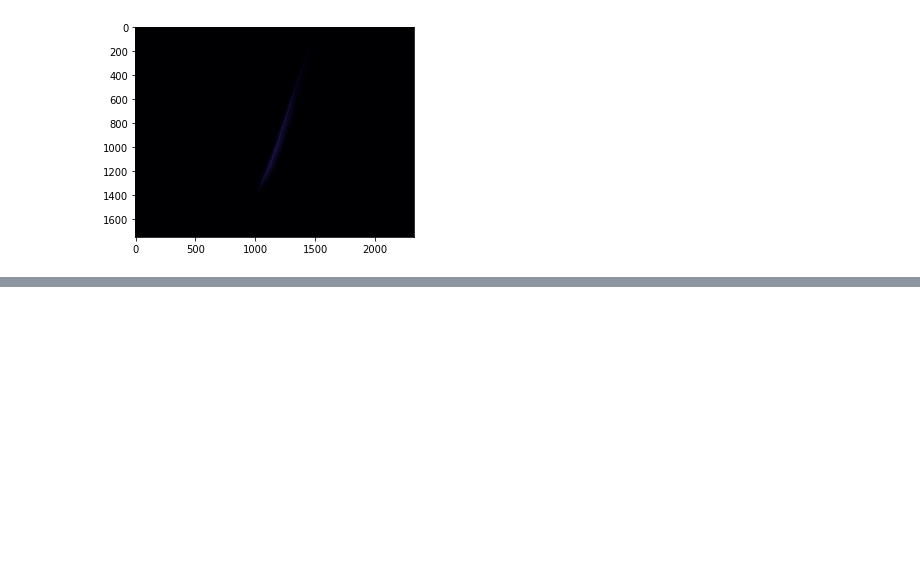
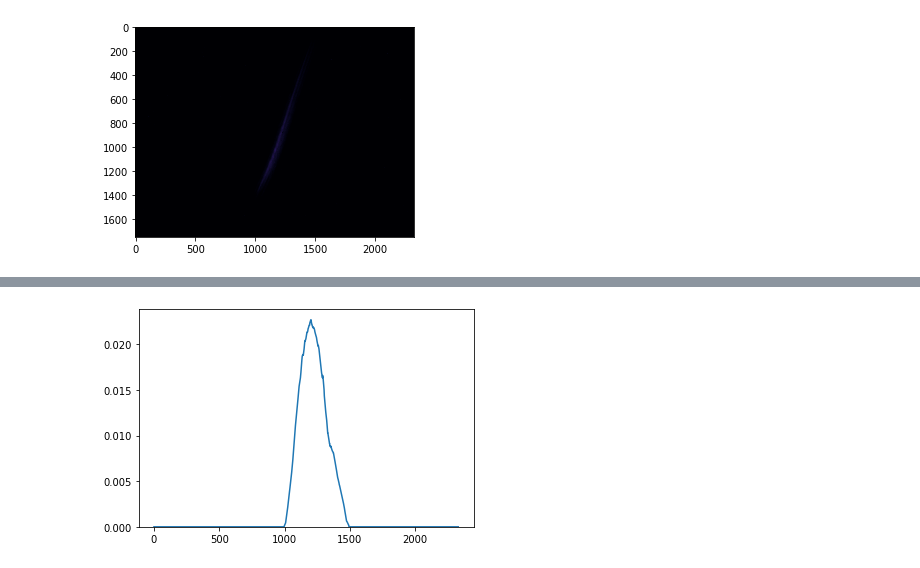
Before and after one commit to jank324/spectral-vd-euxfel, a Jupyter notebook: preprocess.ipynb, the cells around one changed output, grey strips where cells are left out. Drawn from its saved outputs; the diff is of its cells as text; code cells hidden in the pictures; blank space fills up the shorter version.

```diff
--- a/preprocess.ipynb
+++ b/preprocess.ipynb
@@ -22,0 +40,13 @@ plt.show()
+# %%
+image = denoised.loc[-3.0,"tds_image"]
+charge = denoised.loc[-3.0,"charge"]
+picoseconds_per_pixel = 0.0438912
+
+ro = image.sum(axis=0)
+current = charge / picoseconds_per_pixel * ro / ro.sum()
+
+plt.plot(current)
+plt.ylim(0, 1.05 * current.max())
+plt.show()
+# %% [output]
+[figure, added]
```
Also changed, not shown: parts of 7 cells of this notebook.
